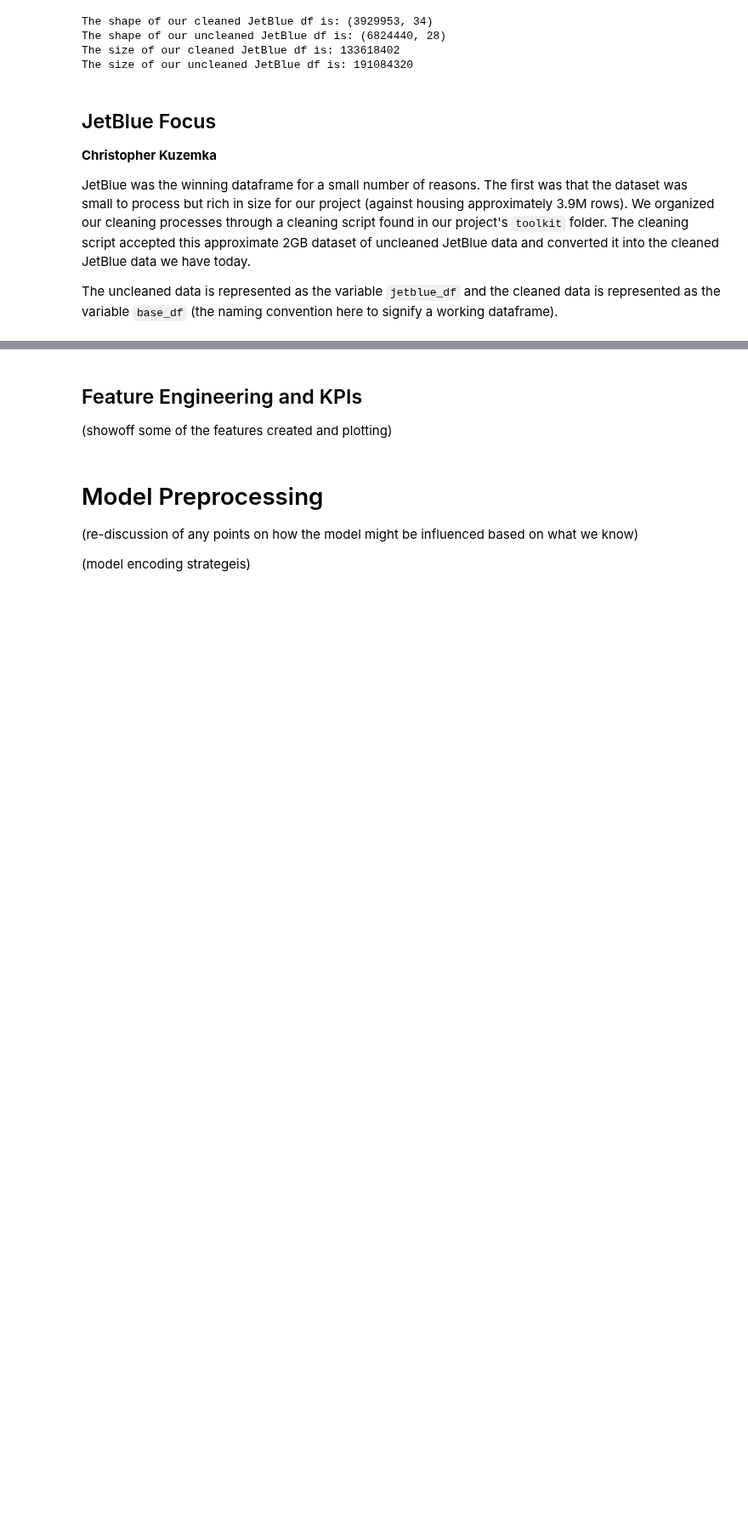
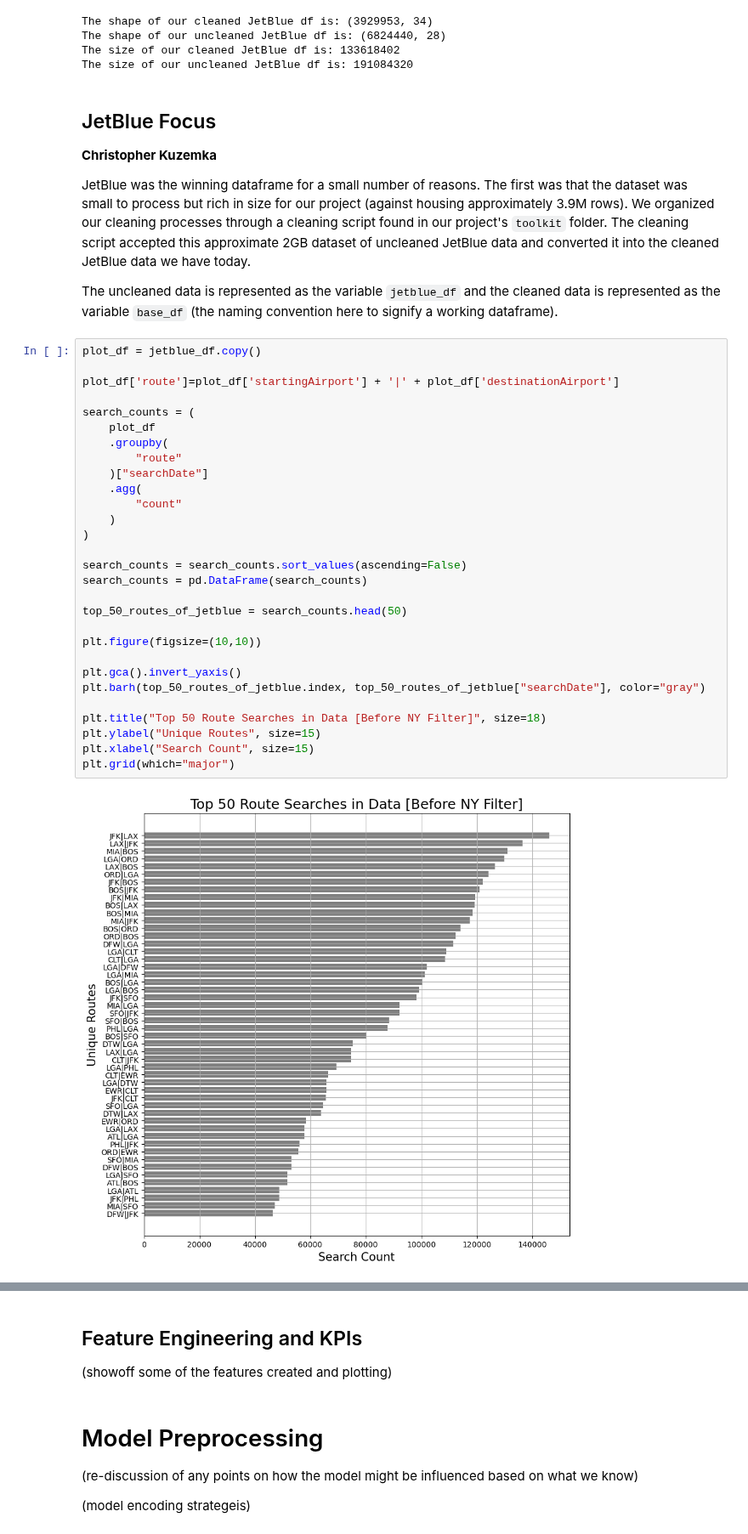
Before and after one commit to chriskuz/intro_to_python_project, a Jupyter notebook: src/master_notebook.ipynb, the cells around one changed output, grey strips where cells are left out. Shown at 85% size. Cells and saved outputs as stored; diff of their text form; blank space fills up the shorter version.

Commit message:
added jetblue route comparison images and discussed on the reasons for our chosen scope

```diff
--- a/src/master_notebook.ipynb
+++ b/src/master_notebook.ipynb
@@ -103,3 +105,34 @@ The size of our uncleaned JetBlue df is: 191084320
 JetBlue was the winning dataframe for a small number of reasons. The first was that the dataset was small to process but rich in size for our project (against housing approximately 3.9M rows). We organized our cleaning processes through a cleaning script found in our project's `toolkit` folder. The cleaning script accepted this approximate 2GB dataset of uncleaned JetBlue data and converted it into the cleaned JetBlue data we have today.
 
 The uncleaned data is represented as the variable `jetblue_df` and the cleaned data is represented as the variable `base_df` (the naming convention here to signify a working dataframe).
+# %%
+plot_df = jetblue_df.copy()
+
+plot_df['route']=plot_df['startingAirport'] + '|' + plot_df['destinationAirport']
+
+search_counts = (
+    plot_df
+    .groupby(
+        "route"
+    )["searchDate"]
+    .agg(
+        "count"
+    )
+)
+
+search_counts = search_counts.sort_values(ascending=False)
+search_counts = pd.DataFrame(search_counts)
+
+top_50_routes_of_jetblue = search_counts.head(50)
+
+plt.figure(figsize=(10,10))
+
+plt.gca().invert_yaxis()
+plt.barh(top_50_routes_of_jetblue.index, top_50_routes_of_jetblue["searchDate"], color="gray")
+
+plt.title("Top 50 Route Searches in Data [Before NY Filter]", size=18)
+plt.ylabel("Unique Routes", size=15)
+plt.xlabel("Search Count", size=15)
+plt.grid(which="major")
+# %% [output]
+[figure, added]
```
Also changed, not shown: parts of 5 cells of this notebook.
